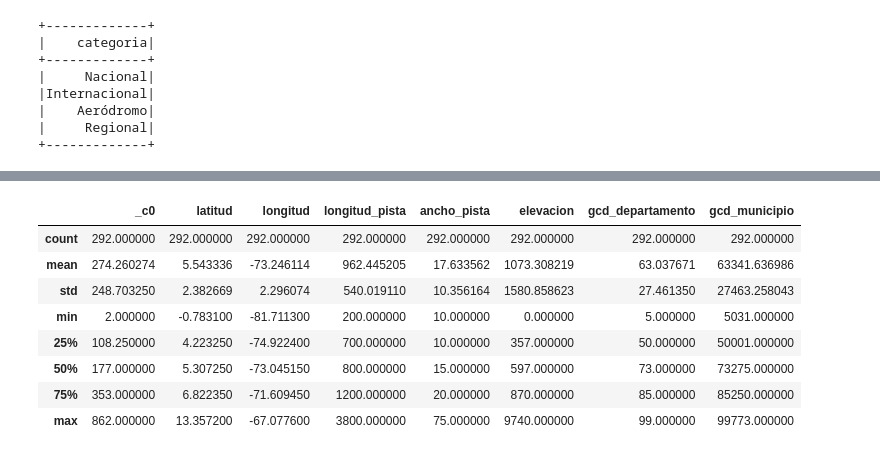
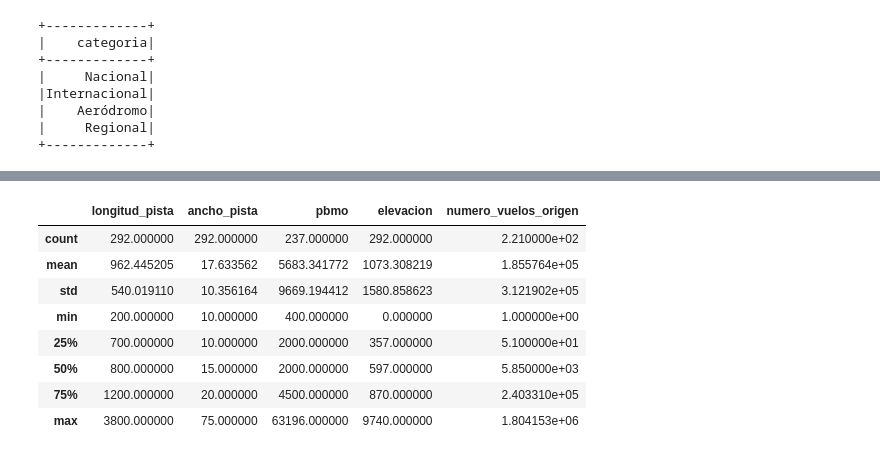
Before and after one commit to jboca-andes/Recursos, a Jupyter notebook: Tarea_calificada_Perfilamiento_de_datos.ipynb, the cells around one changed output, grey strips where cells are left out. Cells and saved outputs as stored; diff of their text form; code cells hidden in the pictures.

```diff
--- a/Tarea_calificada_Perfilamiento_de_datos.ipynb
+++ b/Tarea_calificada_Perfilamiento_de_datos.ipynb
@@ -273,12 +340,12 @@ df_vuelos.toPandas().describe()
-# %%
-df_aeropuertos.toPandas().describe()
-# %% [output]
-|  | _c0 | latitud | longitud | longitud_pista | ancho_pista | elevacion | gcd_departamento | gcd_municipio |
-| count | 292.000000 | 292.000000 | 292.000000 | 292.000000 | 292.000000 | 292.000000 | 292.000000 | 292.000000 |
-| mean | 274.260274 | 5.543336 | -73.246114 | 962.445205 | 17.633562 | 1073.308219 | 63.037671 | 63341.636986 |
-| std | 248.703250 | 2.382669 | 2.296074 | 540.019110 | 10.356164 | 1580.858623 | 27.461350 | 27463.258043 |
-| min | 2.000000 | -0.783100 | -81.711300 | 200.000000 | 10.000000 | 0.000000 | 5.000000 | 5031.000000 |
-| 25% | 108.250000 | 4.223250 | -74.922400 | 700.000000 | 10.000000 | 357.000000 | 50.000000 | 50001.000000 |
-| 50% | 177.000000 | 5.307250 | -73.045150 | 800.000000 | 15.000000 | 597.000000 | 73.000000 | 73275.000000 |
-| 75% | 353.000000 | 6.822350 | -71.609450 | 1200.000000 | 20.000000 | 870.000000 | 85.000000 | 85250.000000 |
-| max | 862.000000 | 13.357200 | -67.077600 | 3800.000000 | 75.000000 | 9740.000000 | 99.000000 | 99773.000000 |
+# %%
+df_aeropuertos.selectExpr("longitud_pista", "ancho_pista", "cast(pbmo as int) pbmo", "elevacion", "cast(numero_vuelos_origen as int) numero_vuelos_origen").toPandas().describe()
+# %% [output]
+|  | longitud_pista | ancho_pista | pbmo | elevacion | numero_vuelos_origen |
+| count | 292.000000 | 292.000000 | 237.000000 | 292.000000 | 2.210000e+02 |
+| mean | 962.445205 | 17.633562 | 5683.341772 | 1073.308219 | 1.855764e+05 |
+| std | 540.019110 | 10.356164 | 9669.194412 | 1580.858623 | 3.121902e+05 |
+| min | 200.000000 | 10.000000 | 400.000000 | 0.000000 | 1.000000e+00 |
+| 25% | 700.000000 | 10.000000 | 2000.000000 | 357.000000 | 5.100000e+01 |
+| 50% | 800.000000 | 15.000000 | 2000.000000 | 597.000000 | 5.850000e+03 |
+| 75% | 1200.000000 | 20.000000 | 4500.000000 | 870.000000 | 2.403310e+05 |
+| max | 3800.000000 | 75.000000 | 63196.000000 | 9740.000000 | 1.804153e+06 |
```
Also changed, not shown: parts of 10 cells of this notebook.
